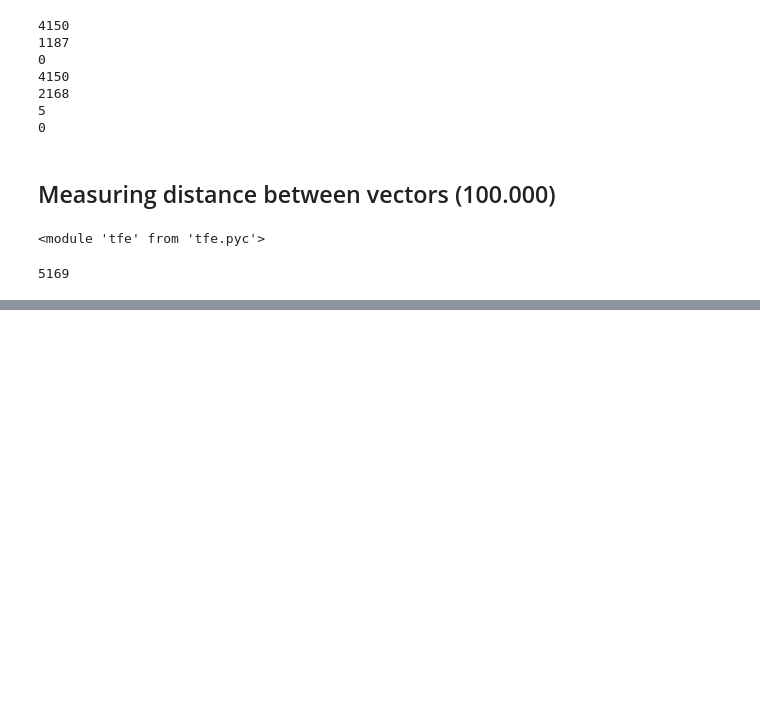
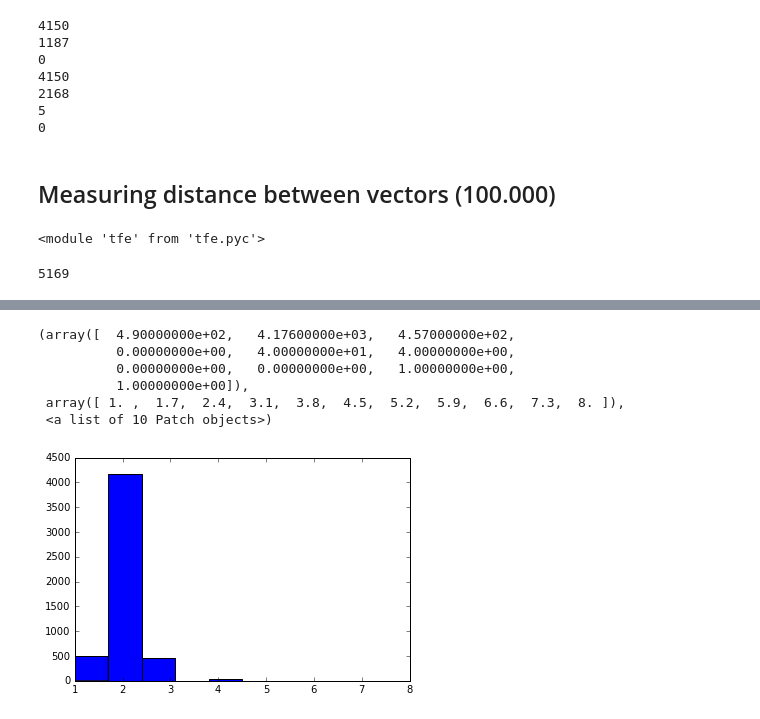
Before and after one commit to cinai/identification-algorithms, a Jupyter notebook: Algoritmo 3/Feature Extractor Machine.ipynb, the cells around one changed output, grey strips where cells are left out. Saved outputs shown, nothing was run; the diff lists cells and outputs as text; code cells hidden in the pictures; blank space fills up the shorter version.

```diff
--- a/Algoritmo 3/Feature Extractor Machine.ipynb
+++ b/Algoritmo 3/Feature Extractor Machine.ipynb
@@ -581,0 +680,10 @@ for i in range(limit):
+# %%
+plt.hist(the_lengths)
+# %% [output]
+(array([  4.90000000e+02,   4.17600000e+03,   4.57000000e+02,
+          0.00000000e+00,   4.00000000e+01,   4.00000000e+00,
+          0.00000000e+00,   0.00000000e+00,   1.00000000e+00,
+          1.00000000e+00]),
+ array([ 1. ,  1.7,  2.4,  3.1,  3.8,  4.5,  5.2,  5.9,  6.6,  7.3,  8. ]),
+ <a list of 10 Patch objects>)
+[figure, added]
```
Also changed, not shown: parts of 29 cells of this notebook, 3 other files.
